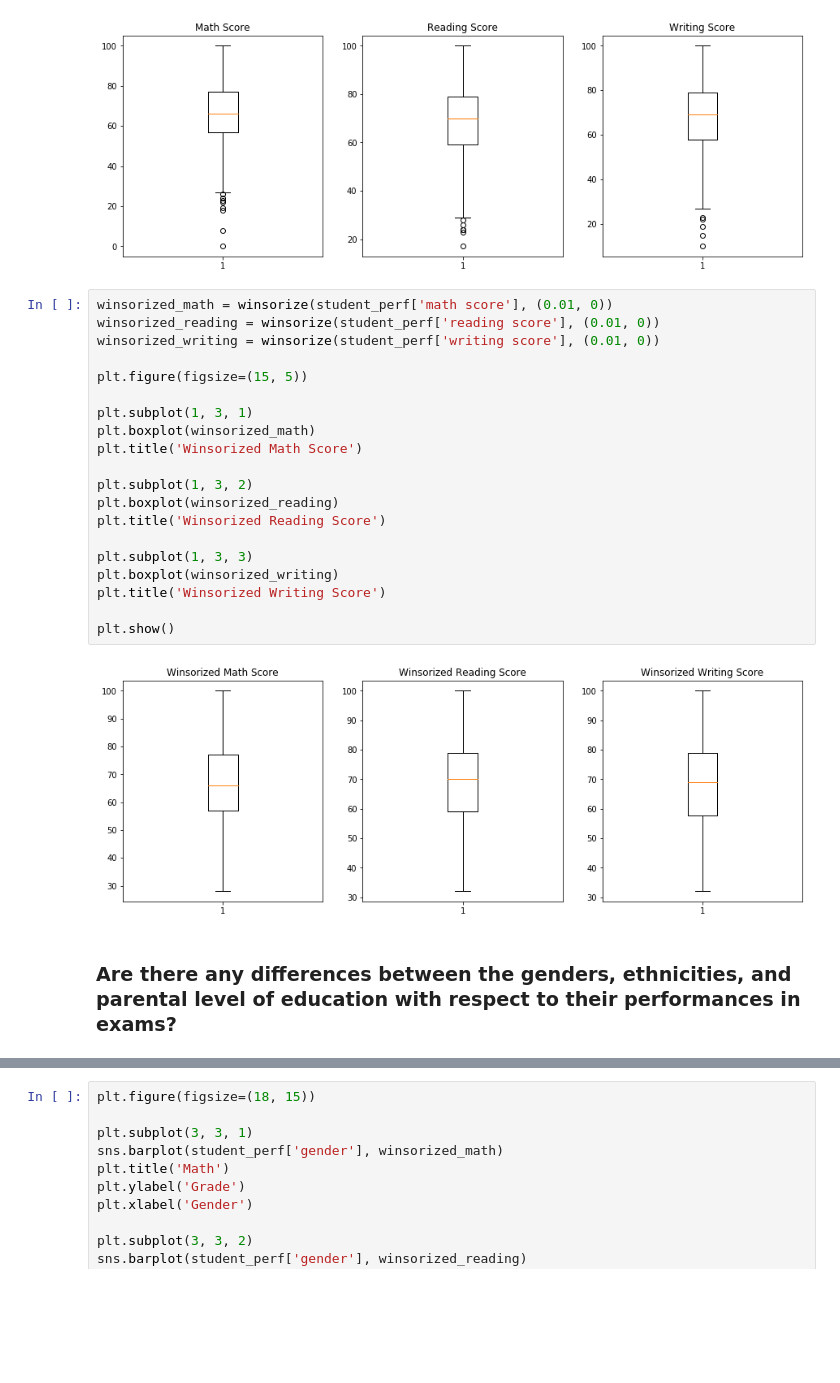
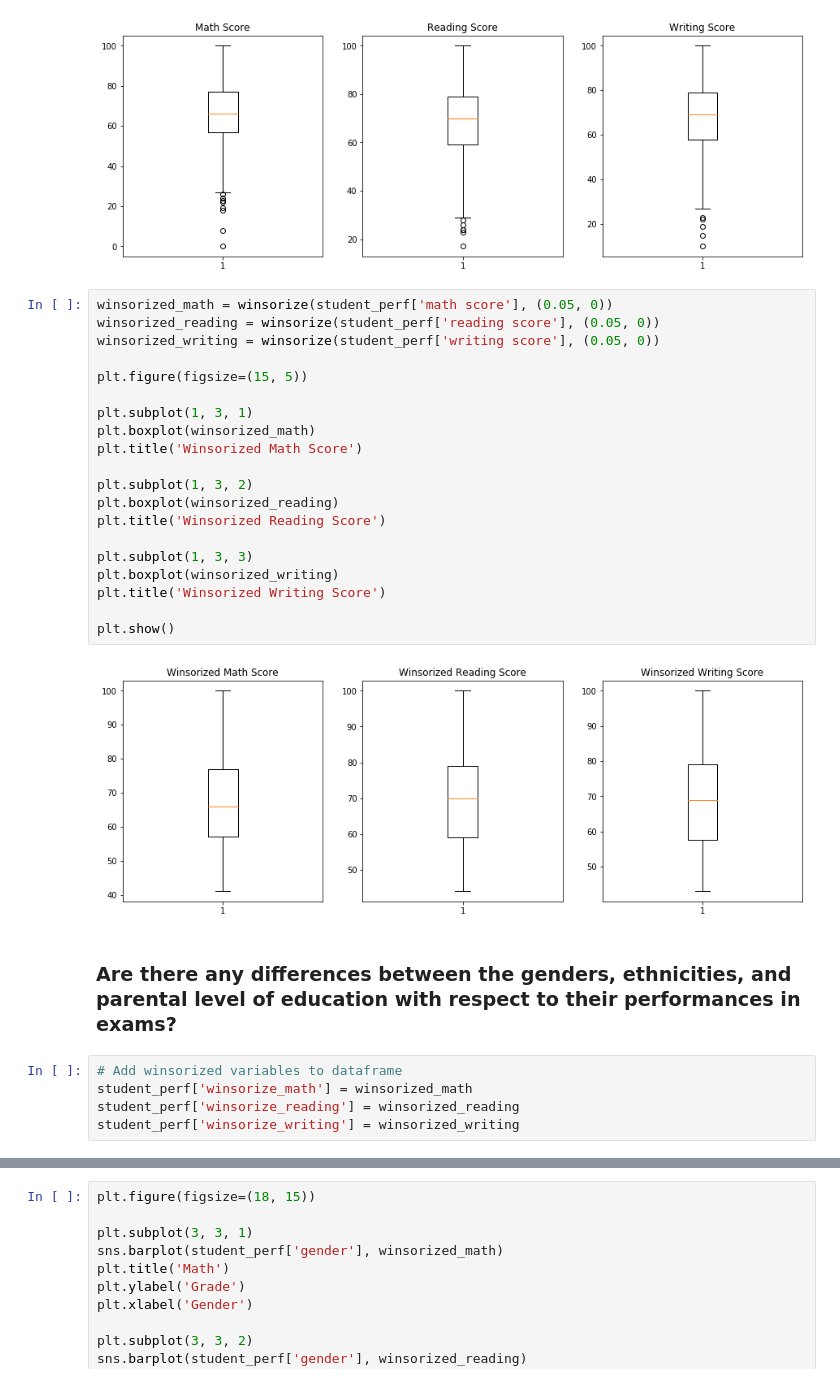
Before and after one commit to BenGriffith/data-science, a Jupyter notebook: exercises/data-exploration-2.ipynb, the cells around one changed output, grey strips where cells are left out. Saved outputs shown, nothing was run; the diff lists cells and outputs as text; blank space fills up the shorter version.

```diff
--- a/exercises/data-exploration-2.ipynb
+++ b/exercises/data-exploration-2.ipynb
@@ -71,29 +71,34 @@ plt.show()
 # %% [output]
 [figure]
 # %%
-winsorized_math = winsorize(student_perf['math score'], (0.01, 0))
-winsorized_reading = winsorize(student_perf['reading score'], (0.01, 0))
-winsorized_writing = winsorize(student_perf['writing score'], (0.01, 0))
+winsorized_math = winsorize(student_perf['math score'], (0.05, 0))
+winsorized_reading = winsorize(student_perf['reading score'], (0.05, 0))
+winsorized_writing = winsorize(student_perf['writing score'], (0.05, 0))
 
 plt.figure(figsize=(15, 5))
 
 plt.subplot(1, 3, 1)
 plt.boxplot(winsorized_math)
 plt.title('Winsorized Math Score')
 
 plt.subplot(1, 3, 2)
 plt.boxplot(winsorized_reading)
 plt.title('Winsorized Reading Score')
 
 plt.subplot(1, 3, 3)
 plt.boxplot(winsorized_writing)
 plt.title('Winsorized Writing Score')
 
 plt.show()
 # %% [output]
-[figure, old version]
+[figure, new version]
 # %% [markdown]
 ### Are there any differences between the genders, ethnicities, and parental level of education with respect to their performances in exams?
+# %%
+# Add winsorized variables to dataframe
+student_perf['winsorize_math'] = winsorized_math
+student_perf['winsorize_reading'] = winsorized_reading
+student_perf['winsorize_writing'] = winsorized_writing
 # %%
 student_perf.groupby('gender').mean()
 # %% [output]
```
Also changed, not shown: parts of 14 cells of this notebook.
